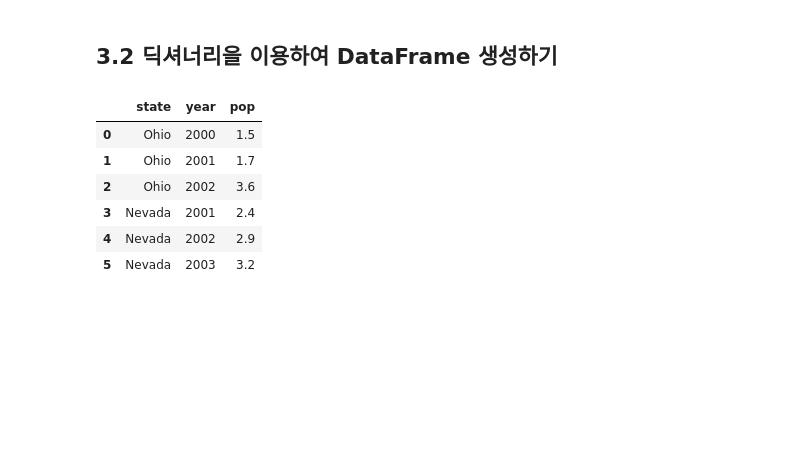
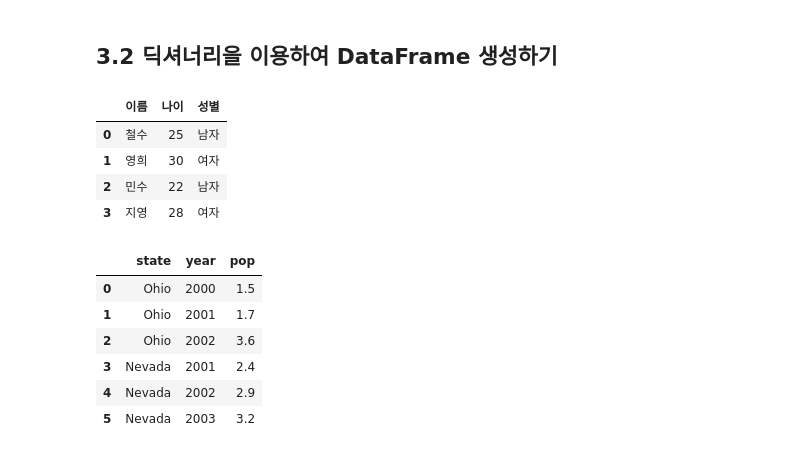
Before and after one commit to taesoek/python_basic_1, a Jupyter notebook: ch05_update_class.ipynb, the cells around one changed output. Cells and saved outputs as stored; diff of their text form; code cells hidden in the pictures; blank space fills up the shorter version.

```diff
--- a/ch05_update_class.ipynb
+++ b/ch05_update_class.ipynb
@@ -561,3 +581,15 @@ df1
+# %%
+data = { "이름": ["철수", "영희", "민수", "지영"],
+        "나이": [25, 30, 22, 28],
+        "성별": ["남자", '여자', "남자", "여자"]}
+frame2 = pd.DataFrame(data)
+frame2
+# %% [output]
+|  | 이름 | 나이 | 성별 |
+| 0 | 철수 | 25 | 남자 |
+| 1 | 영희 | 30 | 여자 |
+| 2 | 민수 | 22 | 남자 |
+| 3 | 지영 | 28 | 여자 |
 # %%
 #1. 딕셔너리 타입 데이터를 생성하기 - 키값이 컬럼에 대응
 data = {"state": ["Ohio", "Ohio", "Ohio", "Nevada", "Nevada", "Nevada"],
```
Also changed, not shown: parts of 7 cells of this notebook, 18 other files.
